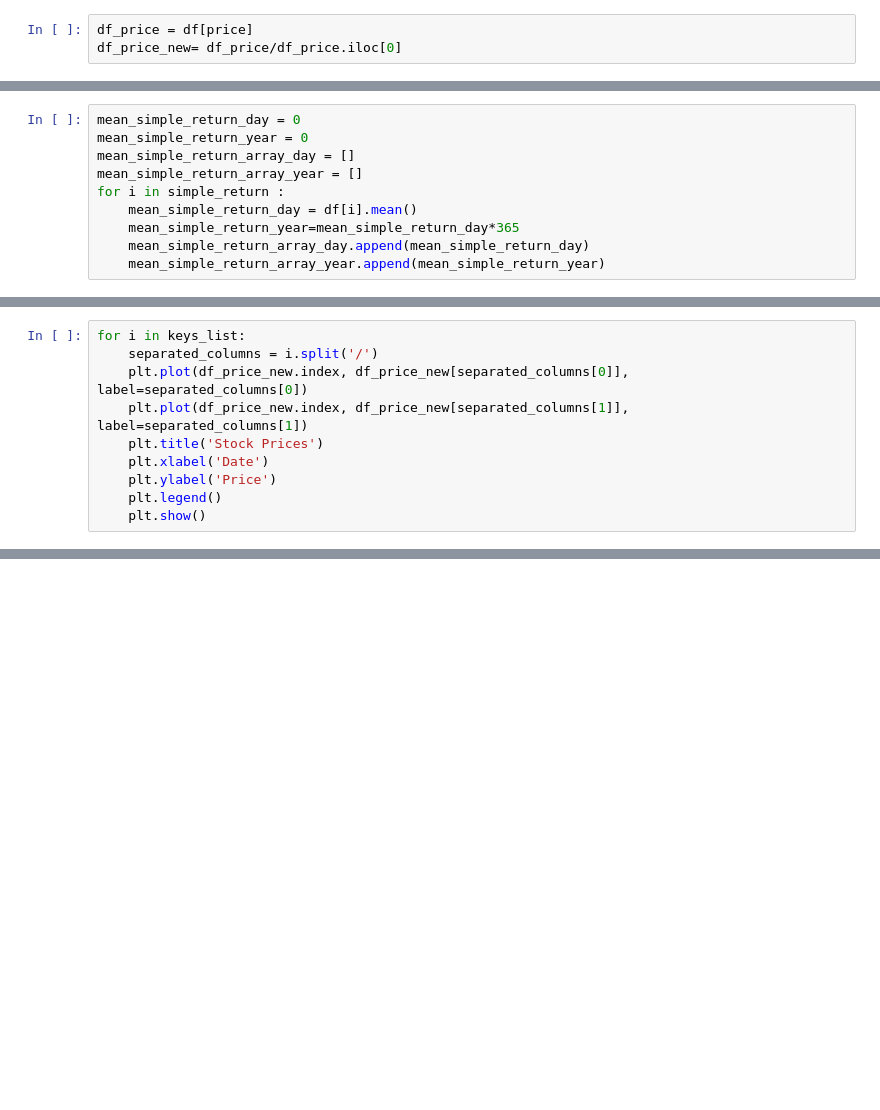
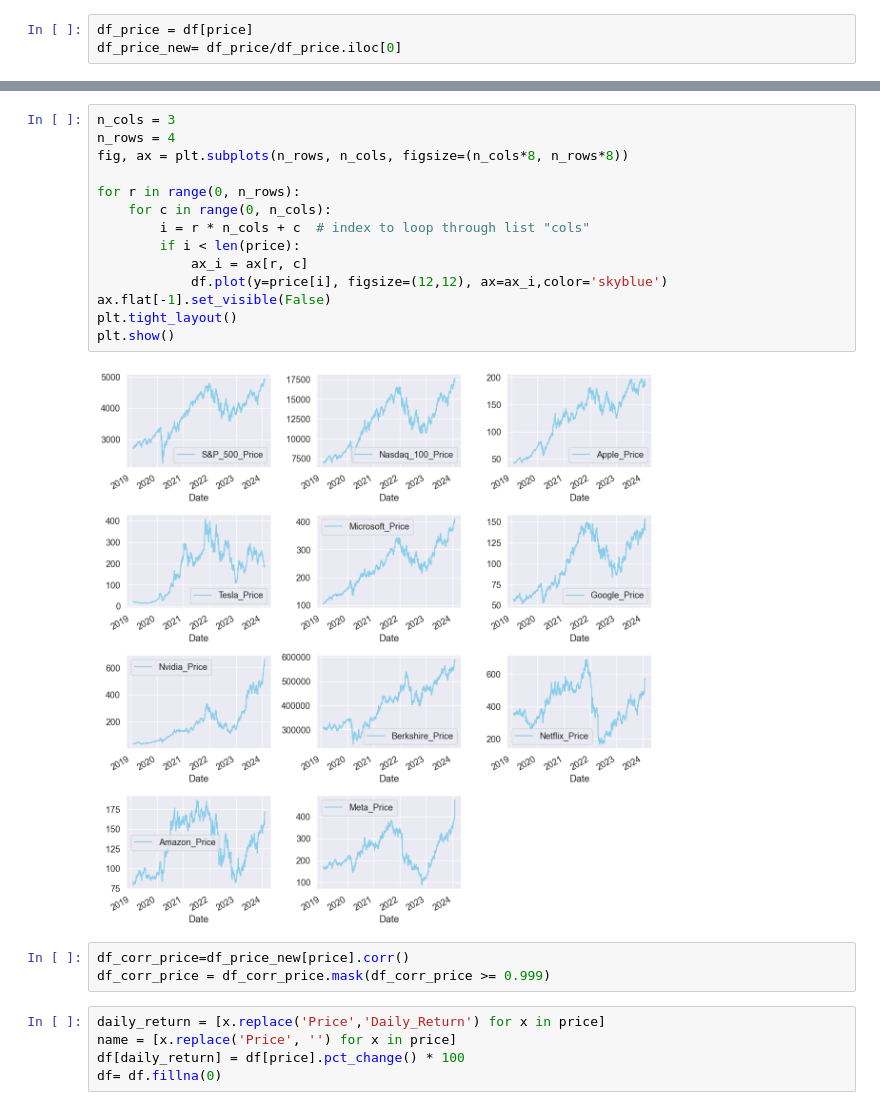
Before and after one commit to noskaiser2310/FDS-PJ1, a Jupyter notebook: FDS-Project 1/Stock/GroupStock.ipynb, the cells around one changed output, grey strips where cells are left out. Saved outputs shown, nothing was run; the diff lists cells and outputs as text; blank space fills up the shorter version.

```diff
--- a/FDS-Project 1/Stock/GroupStock.ipynb
+++ b/FDS-Project 1/Stock/GroupStock.ipynb
@@ -56,10 +59,0 @@ fig.show()
-# %%
-mean_simple_return_day = 0
-mean_simple_return_year = 0
-mean_simple_return_array_day = []
-mean_simple_return_array_year = []
-for i in simple_return :
-    mean_simple_return_day = df[i].mean()
-    mean_simple_return_year=mean_simple_return_day*365
-    mean_simple_return_array_day.append(mean_simple_return_day)
-    mean_simple_return_array_year.append(mean_simple_return_year)
@@ -110,10 +59,0 @@ keys_list = list(most_correlated_price.keys())
-# %%
-for i in keys_list:
-    separated_columns = i.split('/')
-    plt.plot(df_price_new.index, df_price_new[separated_columns[0]], label=separated_columns[0])
-    plt.plot(df_price_new.index, df_price_new[separated_columns[1]], label=separated_columns[1])
-    plt.title('Stock Prices')
-    plt.xlabel('Date')
-    plt.ylabel('Price')
-    plt.legend()
-    plt.show()
@@ -128,0 +69,24 @@ for i in keys_list:
+# %%
+n_cols = 3
+n_rows = 4
+fig, ax = plt.subplots(n_rows, n_cols, figsize=(n_cols*8, n_rows*8))
+
+for r in range(0, n_rows):
+    for c in range(0, n_cols):
+        i = r * n_cols + c  # index to loop through list "cols"
+        if i < len(price):
+            ax_i = ax[r, c]
+            df.plot(y=price[i], figsize=(12,12), ax=ax_i,color='skyblue')
+ax.flat[-1].set_visible(False)
+plt.tight_layout()
+plt.show()
+# %% [output]
+[figure, added]
+# %%
+df_corr_price=df_price_new[price].corr()
+df_corr_price = df_corr_price.mask(df_corr_price >= 0.999)
+# %%
+daily_return = [x.replace('Price','Daily_Return') for x in price]
+name = [x.replace('Price', '') for x in price]
+df[daily_return] = df[price].pct_change() * 100
+df= df.fillna(0)
```
Also changed, not shown: parts of 44 cells of this notebook, 18 other files.
